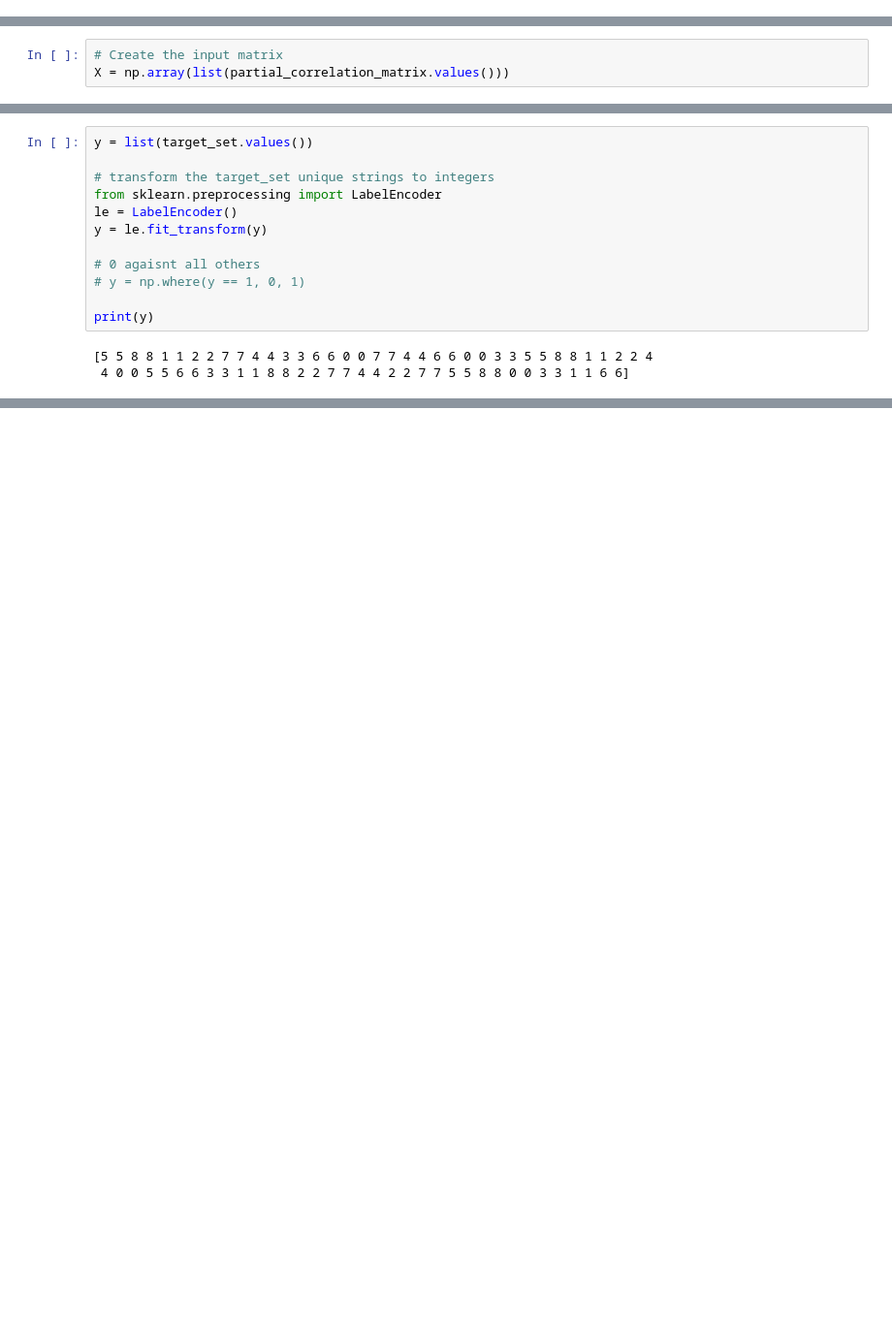
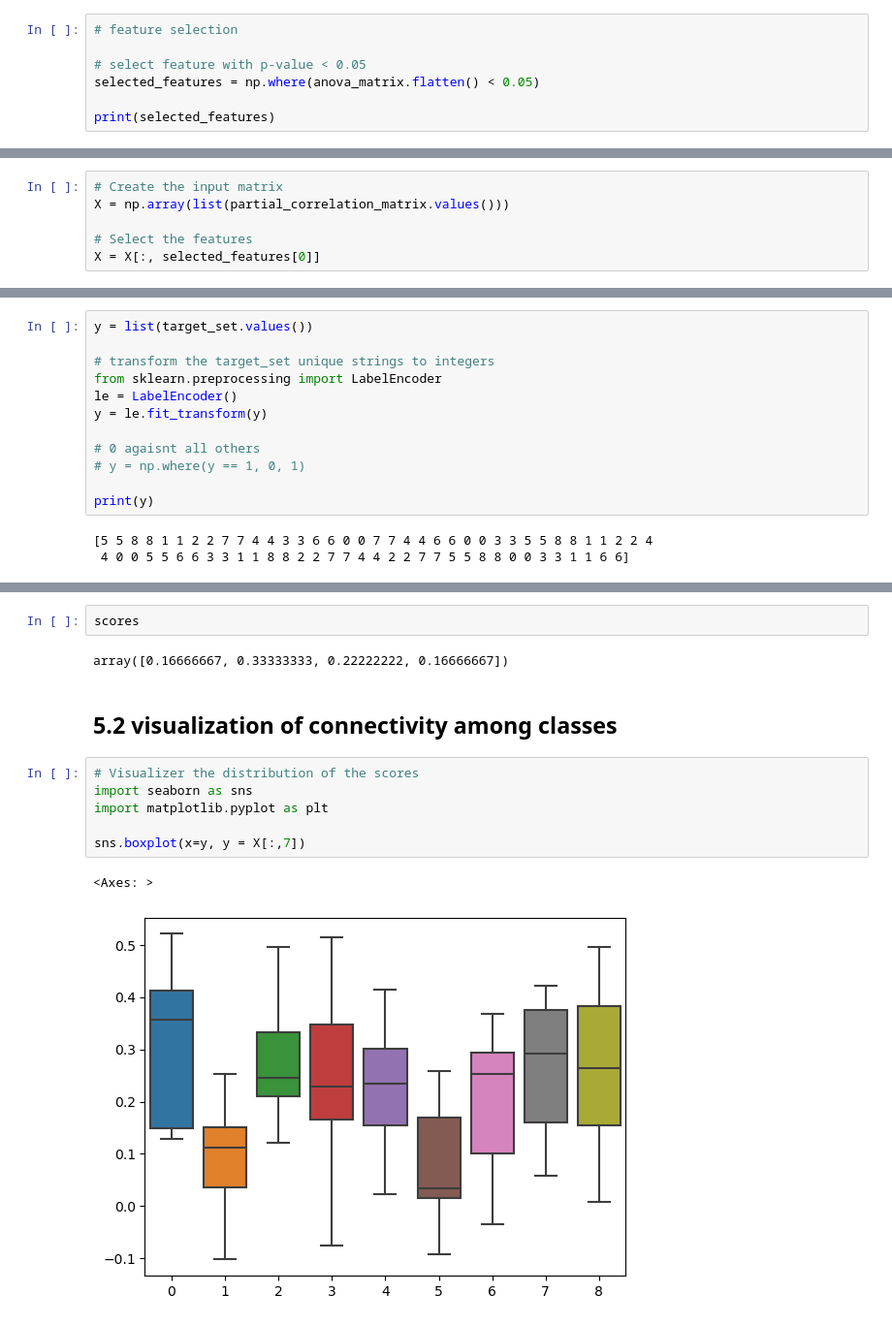
Before and after one commit to GalhardoCorreia/MusicBrainNetwork, a Jupyter notebook: scripts/functional-connectivity_BD.ipynb, the cells around one changed output, grey strips where cells are left out. Shown at 97% size. Cells and saved outputs as stored; diff of their text form; blank space fills up the shorter version.

```diff
--- a/scripts/functional-connectivity_BD.ipynb
+++ b/scripts/functional-connectivity_BD.ipynb
@@ -388,2 +338,9 @@ plotting.plot_matrix(anova_matrix, labels=labels[1:], vmax=0.05, vmin=0, title='
 # %% [markdown]
 # 5. Decoding
+# %%
+# feature selection
+
+# select feature with p-value < 0.05
+selected_features = np.where(anova_matrix.flatten() < 0.05)
+
+print(selected_features)
@@ -424,6 +382,9 @@ decoder = Decoder(
 # %%
 # Create the input matrix
 X = np.array(list(partial_correlation_matrix.values()))
+
+# Select the features
+X = X[:, selected_features[0]]
 # %%
 X.shape
 # %% [output]
@@ -454,0 +439,15 @@ NameError: name 'group_set' is not defined
+# %%
+scores
+# %% [output]
+array([0.16666667, 0.33333333, 0.22222222, 0.16666667])
+# %% [markdown]
+## 5.2 visualization of connectivity among classes
+# %%
+# Visualizer the distribution of the scores
+import seaborn as sns
+import matplotlib.pyplot as plt
+
+sns.boxplot(x=y, y = X[:,7])
+# %% [output]
+<Axes: >
+[figure, added]
```
Also changed, not shown: parts of 12 cells of this notebook, 1 other file.
